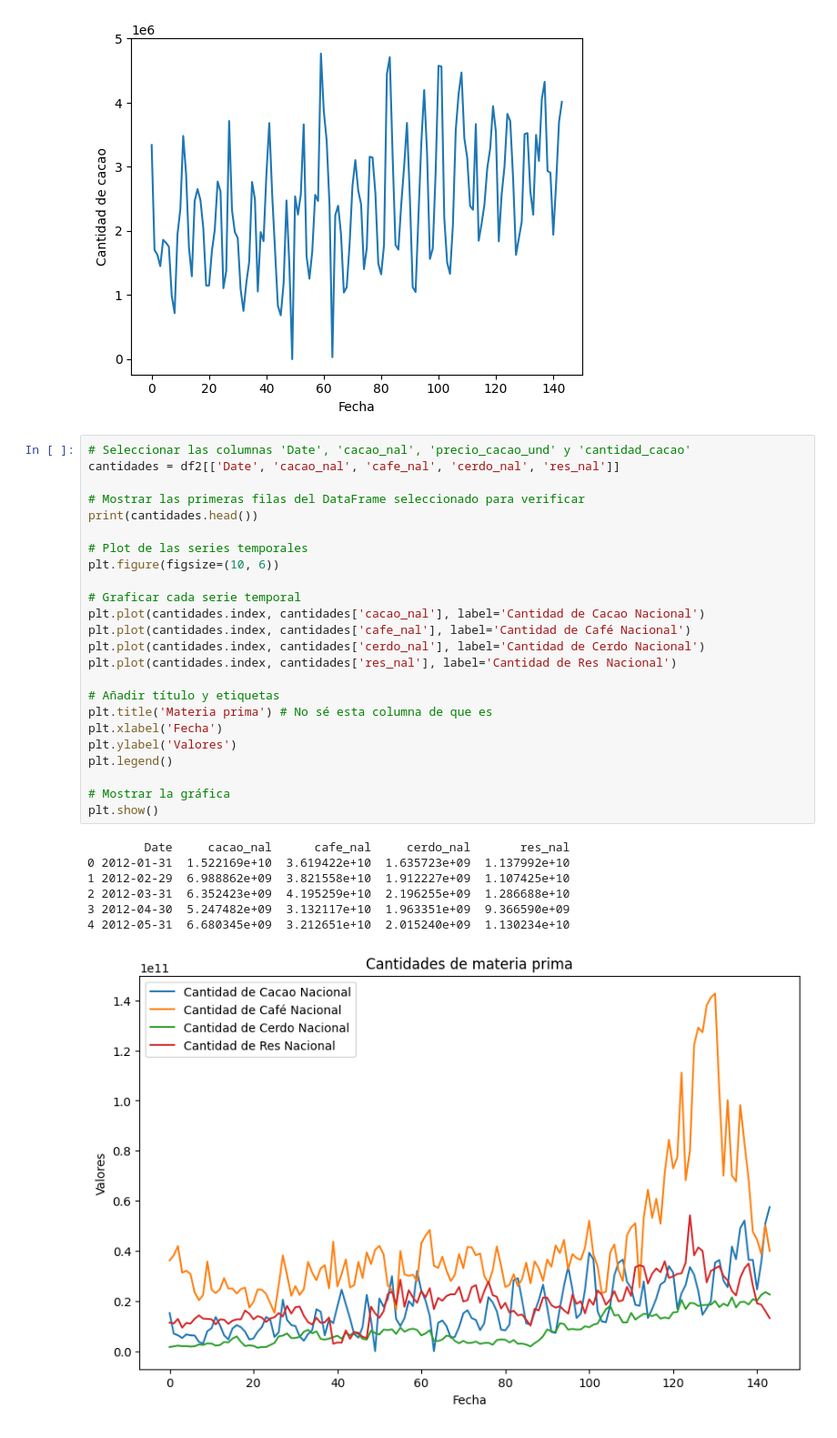
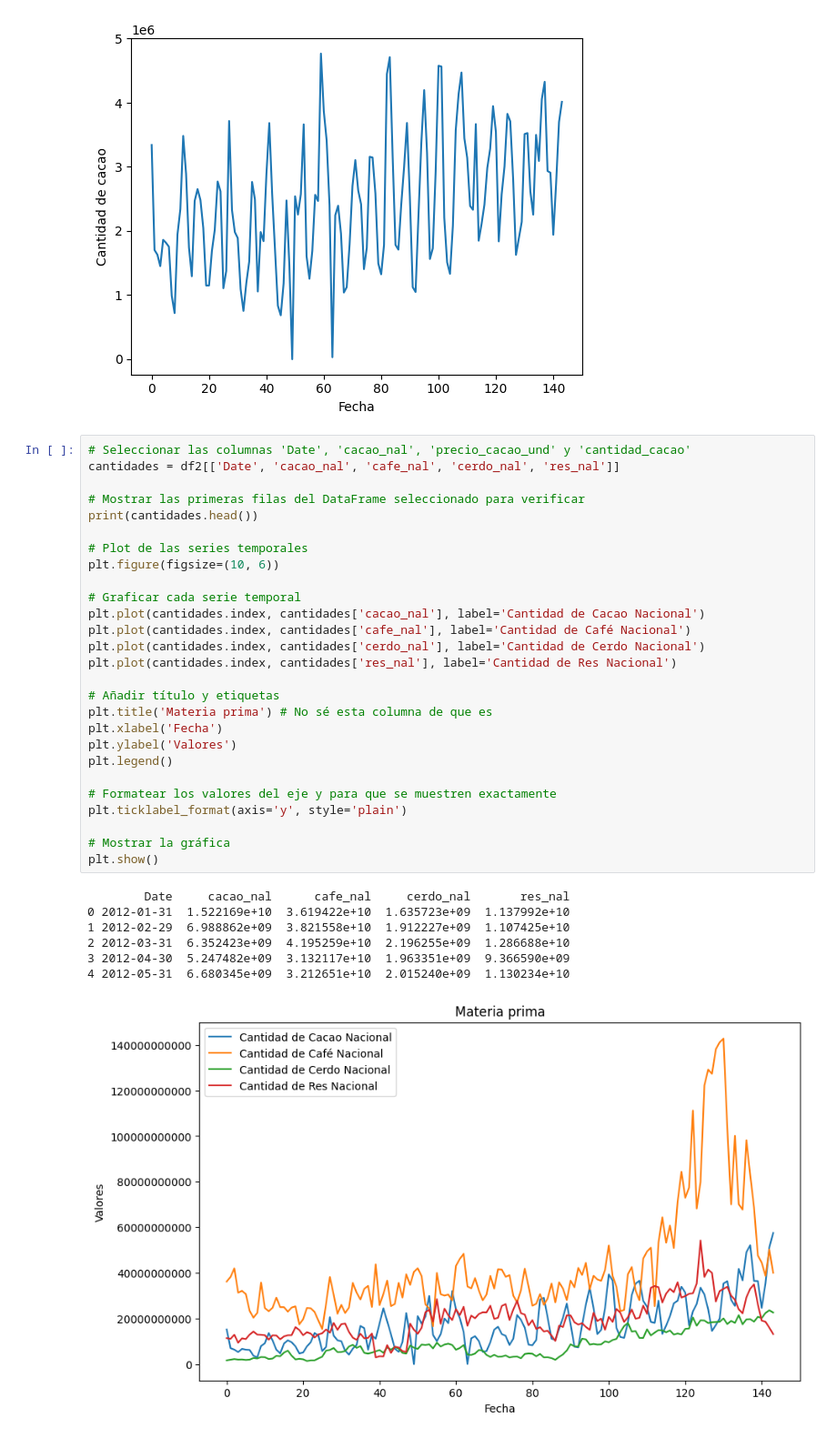
Before and after one commit to josedjaykv/Analisis-De-los-Datos-Proyecto-Nutresa, a Jupyter notebook: Analisis.ipynb, the cells around one changed output. Shown at 91% size. Cells and saved outputs as stored; diff of their text form.

```diff
--- a/Analisis.ipynb
+++ b/Analisis.ipynb
@@ -149,34 +149,37 @@ plt.show()
 # Seleccionar las columnas 'Date', 'cacao_nal', 'precio_cacao_und' y 'cantidad_cacao'
 cantidades = df2[['Date', 'cacao_nal', 'cafe_nal', 'cerdo_nal', 'res_nal']]
 
 # Mostrar las primeras filas del DataFrame seleccionado para verificar
 print(cantidades.head())
 
 # Plot de las series temporales
 plt.figure(figsize=(10, 6))
 
 # Graficar cada serie temporal
 plt.plot(cantidades.index, cantidades['cacao_nal'], label='Cantidad de Cacao Nacional')
 plt.plot(cantidades.index, cantidades['cafe_nal'], label='Cantidad de Café Nacional')
 plt.plot(cantidades.index, cantidades['cerdo_nal'], label='Cantidad de Cerdo Nacional')
 plt.plot(cantidades.index, cantidades['res_nal'], label='Cantidad de Res Nacional')
 
 # Añadir título y etiquetas
 plt.title('Materia prima') # No sé esta columna de que es
 plt.xlabel('Fecha')
 plt.ylabel('Valores')
 plt.legend()
 
+# Formatear los valores del eje y para que se muestren exactamente
+plt.ticklabel_format(axis='y', style='plain')
+
 # Mostrar la gráfica
 plt.show()
 # %% [output]
         Date     cacao_nal      cafe_nal     cerdo_nal       res_nal
 0 2012-01-31  1.522169e+10  3.619422e+10  1.635723e+09  1.137992e+10
 1 2012-02-29  6.988862e+09  3.821558e+10  1.912227e+09  1.107425e+10
 2 2012-03-31  6.352423e+09  4.195259e+10  2.196255e+09  1.286688e+10
 3 2012-04-30  5.247482e+09  3.132117e+10  1.963351e+09  9.366590e+09
 4 2012-05-31  6.680345e+09  3.212651e+10  2.015240e+09  1.130234e+10
-[figure, old version]
+[figure, new version]
 # %%
 # Seleccionar las columnas 'Date', 'cacao_nal', 'precio_cacao_und' y 'cantidad_cacao'
 df_selected = df2[['Date', 'Precio_cacao_und', 'Precio_cafe', 'Precio_carne_cerdo', 'Precio_carne_res']]
```
Also changed, not shown: parts of 3 cells of this notebook.
